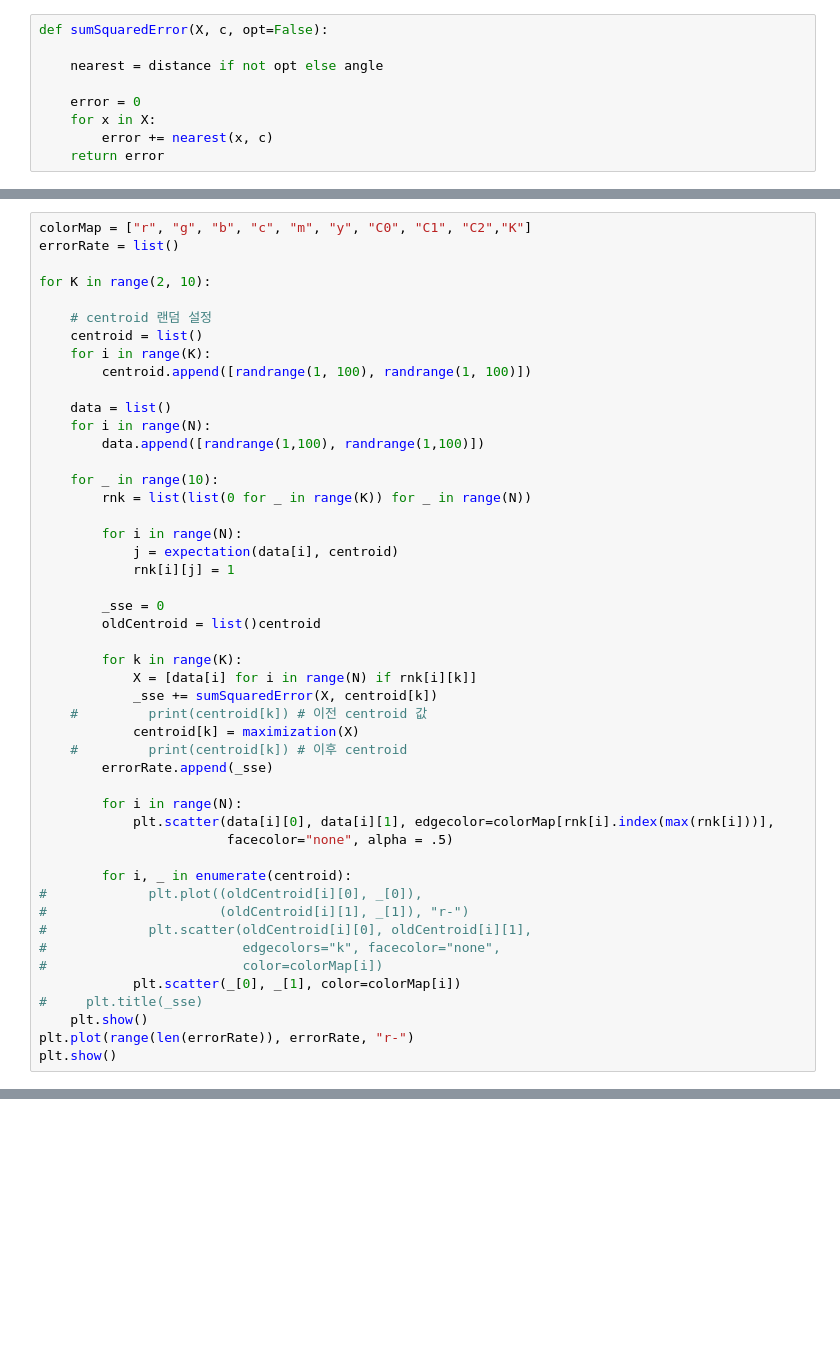
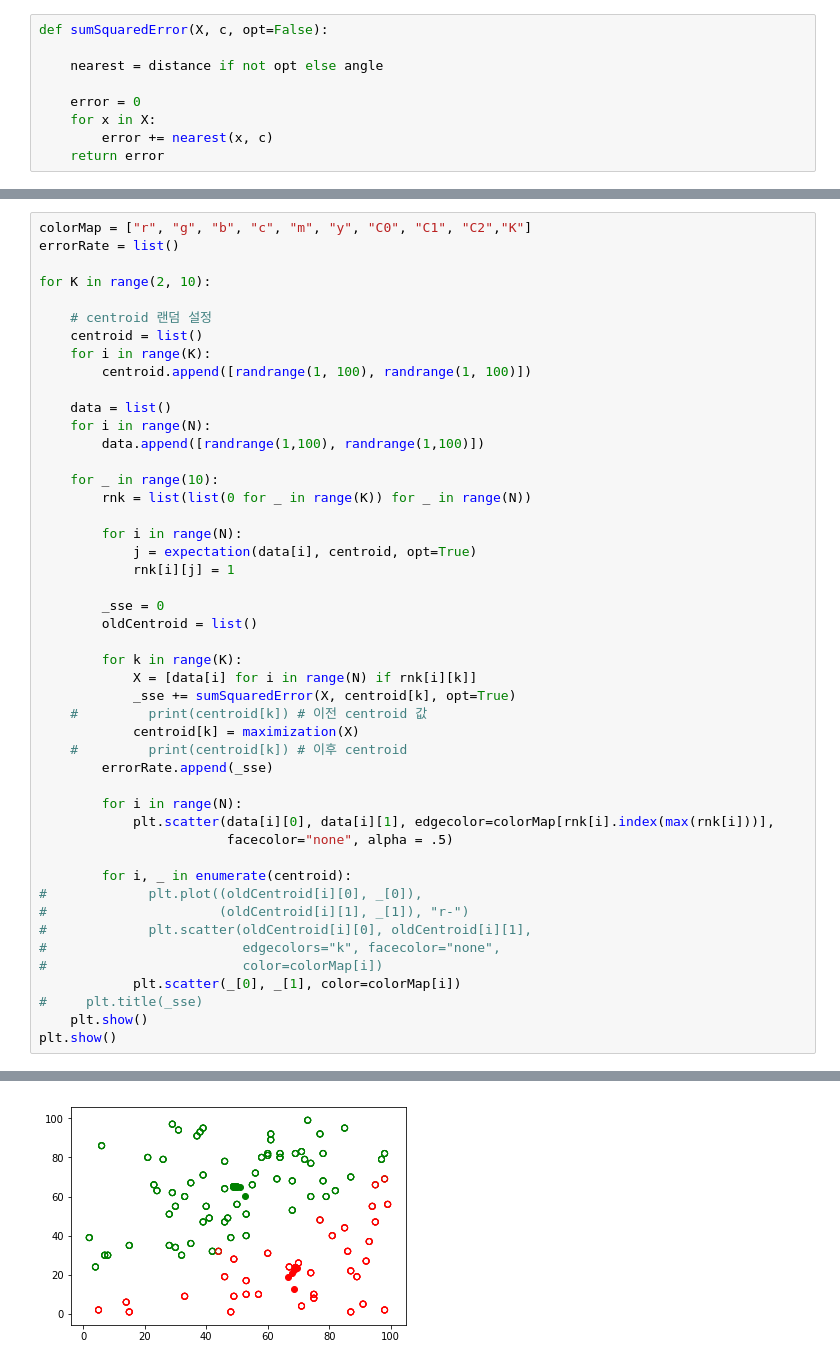
Before and after one commit to smothly/ai_innovation_NLP, a Jupyter notebook: 6.13 K-Means.ipynb, the cells around one changed output, grey strips where cells are left out. Cells and saved outputs as stored; diff of their text form; blank space fills up the shorter version.

```diff
--- a/6.13 K-Means.ipynb
+++ b/6.13 K-Means.ipynb
@@ -128,15 +179,15 @@ for K in range(2, 10):
         rnk = list(list(0 for _ in range(K)) for _ in range(N))
 
         for i in range(N):
-            j = expectation(data[i], centroid)
+            j = expectation(data[i], centroid, opt=True)
             rnk[i][j] = 1
 
         _sse = 0
-        oldCentroid = list()centroid
+        oldCentroid = list()
 
         for k in range(K):
             X = [data[i] for i in range(N) if rnk[i][k]]
-            _sse += sumSquaredError(X, centroid[k])
+            _sse += sumSquaredError(X, centroid[k], opt=True)
     #         print(centroid[k]) # 이전 centroid 값
             centroid[k] = maximization(X)
     #         print(centroid[k]) # 이후 centroid
@@ -155,6 +206,5 @@ for K in range(2, 10):
             plt.scatter(_[0], _[1], color=colorMap[i])
 #     plt.title(_sse)
     plt.show()
-plt.plot(range(len(errorRate)), errorRate, "r-")
 plt.show()
 # %% [output]
@@ -161,0 +211 @@ SyntaxError: invalid syntax (<ipython-input-15-7df88b5d1547>, line 23)
+[figure, added]
```
Also changed, not shown: parts of 10 cells of this notebook, 3 other files.
